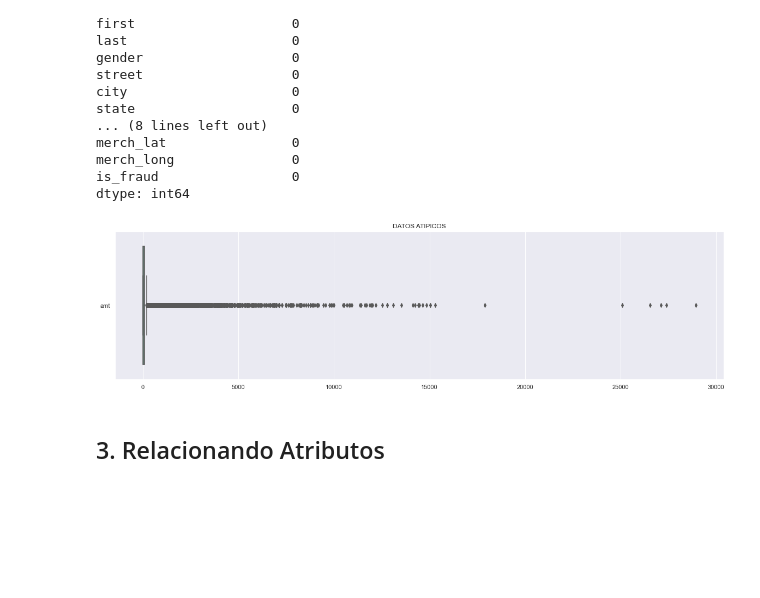
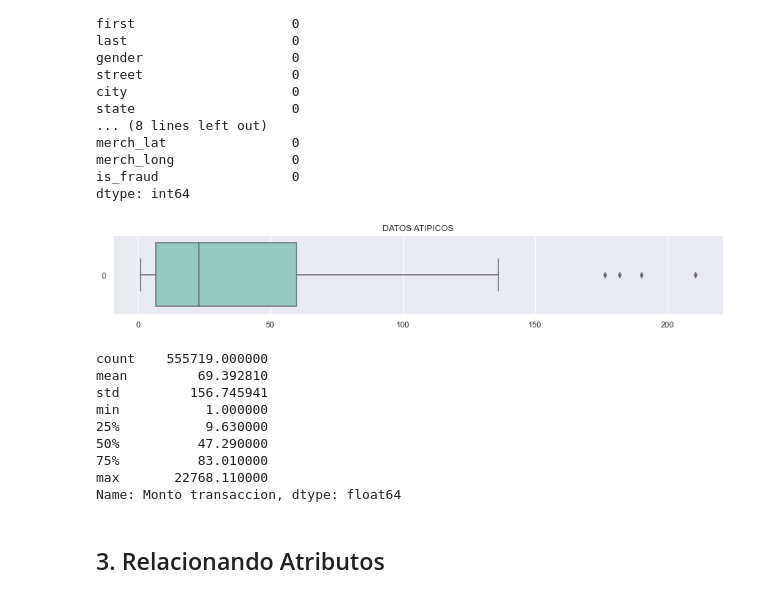
Before and after one commit to Bmez1/Proyecto_CD, a Jupyter notebook: Fraude.ipynb, the cells around one changed output. Saved outputs shown, nothing was run; the diff lists cells and outputs as text; code cells hidden in the pictures; blank space fills up the shorter version.

```diff
--- a/Fraude.ipynb
+++ b/Fraude.ipynb
@@ -190,12 +182,22 @@ merch_long               0
 is_fraud                 0
 dtype: int64
 # %%
-plt.figure(figsize=(20, 5))
+plt.figure(figsize=(15, 2))
 plt.title("DATOS ATIPICOS")
-ax = sb.boxplot(data=data[['Mo']],
-                orient="h", palette="Set2")
+ax = sb.boxplot(data = data['Monto transaccion'].head(100), orient="h", palette="Set3")
+plt.show()
+print(data['Monto transaccion'].describe())
 # %% [output]
-[figure, old version]
+[figure, new version]
+count    555719.000000
+mean         69.392810
+std         156.745941
+min           1.000000
+25%           9.630000
+50%          47.290000
+75%          83.010000
+max       22768.110000
+Name: Monto transaccion, dtype: float64
 # %% [markdown]
 ## 3. Relacionando Atributos
 # %%
```
Also changed, not shown: parts of 7 cells of this notebook.
